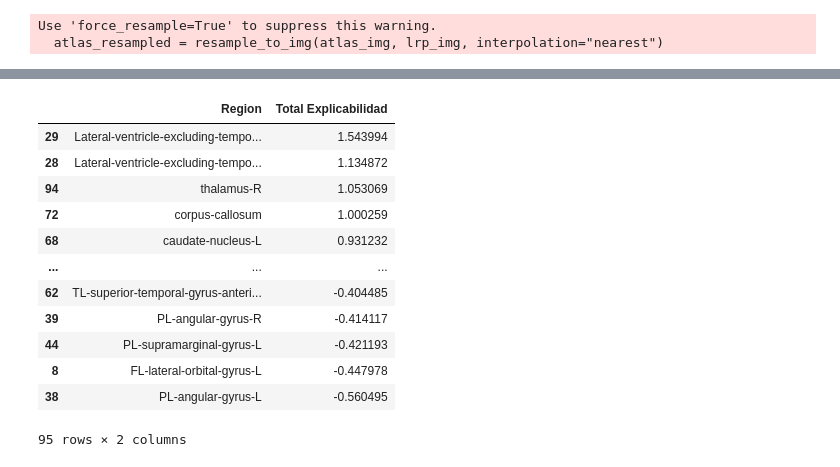
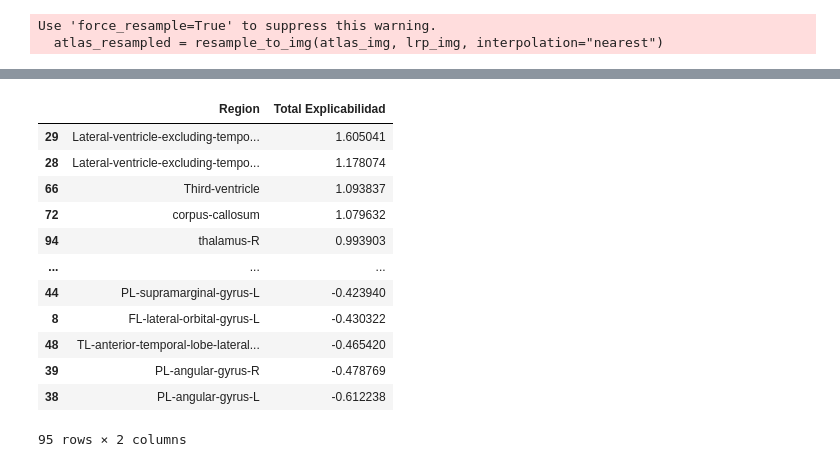
Before and after one commit to mabelzunce/brainage-models-benchmark, a Jupyter notebook: scripts/LRP_Hammersmith.ipynb, the cells around one changed output, grey strips where cells are left out. Cells and saved outputs as stored; diff of their text form; code cells hidden in the pictures.

Commit message:
update LRP hammersmith with affine BAN

```diff
--- a/scripts/LRP_Hammersmith.ipynb
+++ b/scripts/LRP_Hammersmith.ipynb
@@ -59,13 +59,13 @@ Use 'force_resample=True' to suppress this warning.
 #df_scores.to_csv("lrp_region_scores_UNSAM.csv")  # save results in a csv
 # %%
 #read al csv files previously saved
-adniscores=pd.read_csv("lrp_region_scores_ADNICN.csv")
-ncnscores=pd.read_csv("lrp_region_scores_JUK.csv")
-cogconvarscores=pd.read_csv("lrp_region_scores_RRIB.csv")
-cpscores=pd.read_csv("lrp_region_scores_UNSAM.csv")
+adniscores=pd.read_csv("../data/Relevance_scoreboard/BrainAgeNeXt/affine/lrp_region_scores_ADNI_CN.csv")
+ncnscores=pd.read_csv("../data/Relevance_scoreboard/BrainAgeNeXt/affine/lrp_region_scores_JUK.csv")
+cogconvarscores=pd.read_csv("../data/Relevance_scoreboard/BrainAgeNeXt/affine/lrp_region_scores_RRIB.csv")
+cpscores=pd.read_csv("../data/Relevance_scoreboard/BrainAgeNeXt/affine/lrp_region_scores_UNSAM_CONTROLS.csv")
 # %%
 #normalize intensities by its maximum voxel's relevance score
-adniscores['explainability']=adniscores['explainability']/13775.78
-ncnscores['explainability']=ncnscores['explainability']/11977.31
-cogconvarscores['explainability']=cogconvarscores['explainability']/13775.78
-cpscores['explainability']=cpscores['explainability']/15551.63
+adniscores['Explicabilidad']=adniscores['Explicabilidad']/10552
+ncnscores['Explicabilidad']=ncnscores['Explicabilidad']/9486
+cogconvarscores['Explicabilidad']=cogconvarscores['Explicabilidad']/7723
+cpscores['Explicabilidad']=cpscores['Explicabilidad']/7670
@@ -87,0 +72,5 @@ adniscores
+# %%
+adniscores.rename(columns={"Unnamed: 0":"Region"}, inplace=True)
+ncnscores.rename(columns={"Unnamed: 0":"Region"}, inplace=True)
+cogconvarscores.rename(columns={"Unnamed: 0":"Region"}, inplace=True)
+cpscores.rename(columns={"Unnamed: 0":"Region"}, inplace=True)
@@ -88,29 +93,29 @@ adniscores
 # %%
 # summatory of explainability scores
 final_scores = (
-    adniscores.set_index("Region")["explainability"] +
-    cogconvarscores.set_index("Region")["explainability"] +
-    cpscores.set_index("Region")["explainability"] +
-    ncnscores.set_index("Region")["explainability"]
+    adniscores.set_index("Region")["Explicabilidad"] +
+    cogconvarscores.set_index("Region")["Explicabilidad"] +
+    cpscores.set_index("Region")["Explicabilidad"] +
+    ncnscores.set_index("Region")["Explicabilidad"]
 ).reset_index()
 
-final_scores.columns = ["Region", "Total explainability"]
+final_scores.columns = ["Region", "Total Explicabilidad"]
 
-final_scores = final_scores.sort_values(by="Total explainability", ascending=False)
+final_scores = final_scores.sort_values(by="Total Explicabilidad", ascending=False)
 final_scores
 # %% [output]
 |  | Region | Total Explicabilidad |
-| 29 | Lateral-ventricle-excluding-tempo... | 1.543994 |
-| 28 | Lateral-ventricle-excluding-tempo... | 1.134872 |
-| 94 | thalamus-R | 1.053069 |
-| 72 | corpus-callosum | 1.000259 |
-| 68 | caudate-nucleus-L | 0.931232 |
+| 29 | Lateral-ventricle-excluding-tempo... | 1.605041 |
+| 28 | Lateral-ventricle-excluding-tempo... | 1.178074 |
+| 66 | Third-ventricle | 1.093837 |
+| 72 | corpus-callosum | 1.079632 |
+| 94 | thalamus-R | 0.993903 |
 | ... | ... | ... |
-| 62 | TL-superior-temporal-gyrus-anteri... | -0.404485 |
-| 39 | PL-angular-gyrus-R | -0.414117 |
-| 44 | PL-supramarginal-gyrus-L | -0.421193 |
-| 8 | FL-lateral-orbital-gyrus-L | -0.447978 |
-| 38 | PL-angular-gyrus-L | -0.560495 |
+| 44 | PL-supramarginal-gyrus-L | -0.423940 |
+| 8 | FL-lateral-orbital-gyrus-L | -0.430322 |
+| 48 | TL-anterior-temporal-lobe-lateral... | -0.465420 |
+| 39 | PL-angular-gyrus-R | -0.478769 |
+| 38 | PL-angular-gyrus-L | -0.612238 |
 95 rows × 2 columns
 # %%
 #final_scores.to_csv("lrp_region_scores_total.csv", index=False)
```
Also changed, not shown: parts of 3 cells of this notebook, 4 other files.
